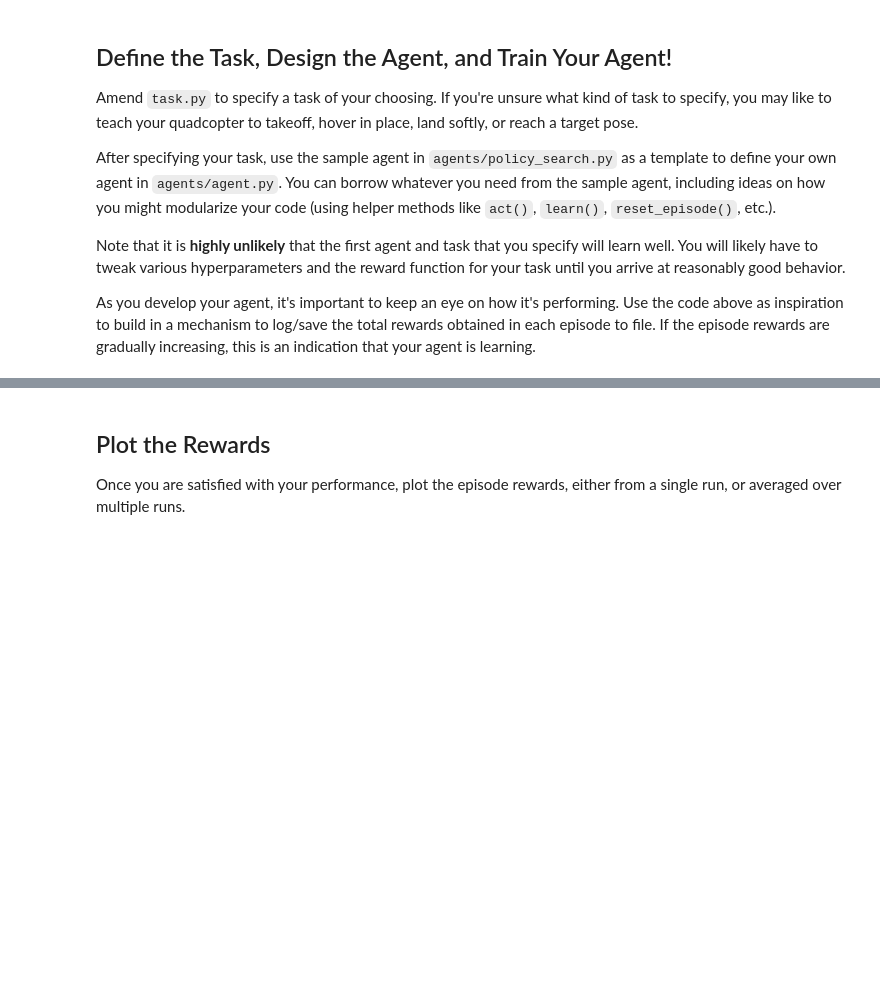
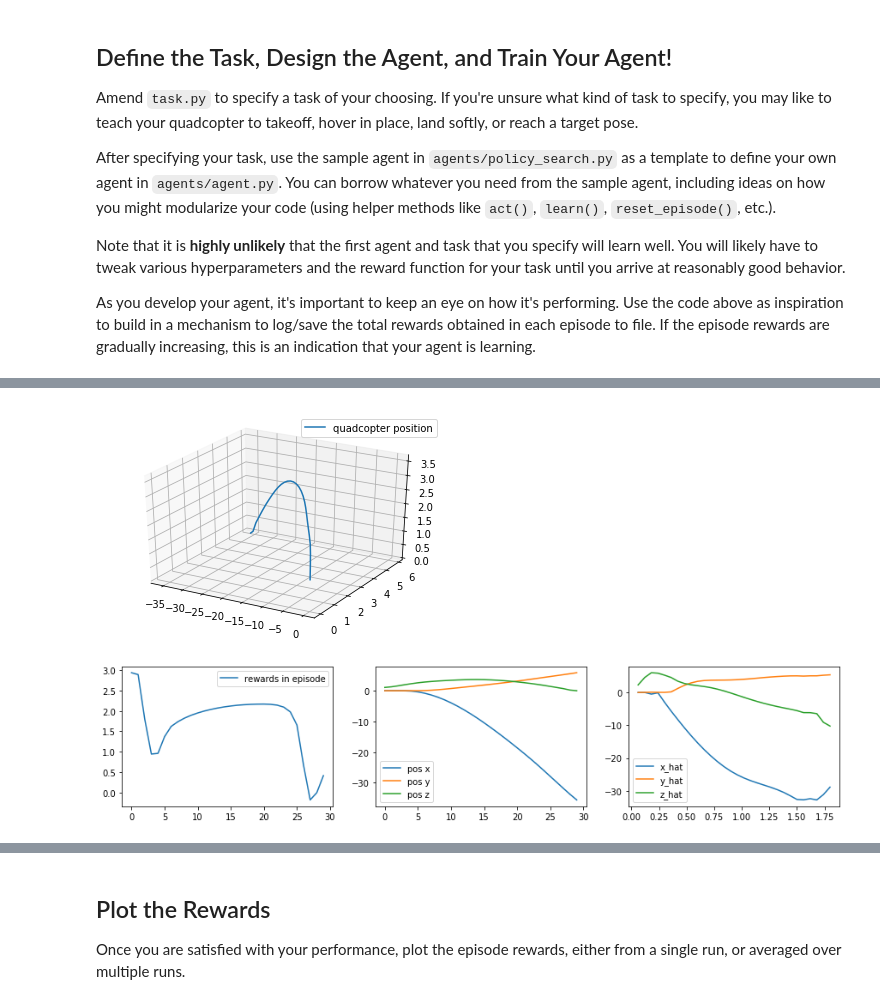
Before and after one commit to mathias-ekstroem/RL-Quadcopter-2, a Jupyter notebook: Quadcopter_Project.ipynb, the cells around one changed output, grey strips where cells are left out. Cells and saved outputs as stored; diff of their text form; code cells hidden in the pictures; blank space fills up the shorter version.

```diff
--- a/Quadcopter_Project.ipynb
+++ b/Quadcopter_Project.ipynb
@@ -134,7 +97,2 @@ _ = plt.ylim()
 # %% [markdown]
 The next code cell visualizes the velocity of the quadcopter.
-# %%
-fig = plt.figure()
-ax = fig.add_subplot(111, projection='3d')
-
-ax.plot(results['x_velocity'], results['y_velocity'], results['z_velocity'])
@@ -226,7 +181,7 @@ from agents.policy_search import PolicySearch_Agent
 from task import Task
 
 num_episodes = 1000
-target_pos = np.array([0., 0., 100.])
+target_pos = np.array([0., 0., 10.])
 task = Task(target_pos=target_pos)
 agent = PolicySearch_Agent(task)
 
@@ -256,3 +211,7 @@ After specifying your task, use the sample agent in `agents/policy_search.py` as
 Note that it is **highly unlikely** that the first agent and task that you specify will learn well.  You will likely have to tweak various hyperparameters and the reward function for your task until you arrive at reasonably good behavior.
 
 As you develop your agent, it's important to keep an eye on how it's performing. Use the code above as inspiration to build in a mechanism to log/save the total rewards obtained in each episode to file.  If the episode rewards are gradually increasing, this is an indication that your agent is learning.
+# %%
+labels = ['time', 'x', 'y', 'z', 'phi', 'theta', 'psi', 'x_velocity',
+          'y_velocity', 'z_velocity', 'phi_velocity', 'theta_velocity',
+          'psi_velocity', 'rotor_speed1', 'rotor_speed2', 'rotor_speed3', 'rotor_speed4']
@@ -258,0 +270,67 @@ As you develop your agent, it's important to keep an eye on how it's performing.
+# %%
+## TODO: Train your agent here.
+from agents.agent import DDPG
+from takeoff_task import TakeoffTask
+
+from mpl_toolkits.mplot3d import Axes3D
+import matplotlib.pyplot as plt
+import numpy as np
+
+num_episodes = 1000
+run_time = 5.
+target_pos = np.array([0., 0., 10.])
+init_pose = np.array([0.0, 0.0, 1.0, 0.0, 0.0, 0.0])
+init_velocities = np.array([0.0, 0.0, 0.0])
+init_angle_velocities = np.array([0.0, 0.0, 0.0])
+
+task = TakeoffTask(init_pose = init_pose, target_pos=target_pos, runtime=run_time)
+agent = DDPG(task)
+
+best_score = -np.inf
+
+results_list = []
+rewards_list = []
+rewards_list_sum = []
+
+for i_episode in range(1, num_episodes+1):
+    state = agent.reset_episode() # start a new episode
+    count = 0
+    total_reward = 0
+
+    results = {x : [] for x in labels}
+    rewards = []
+
+    while True:
+        action = agent.act(state) # noise is added for exploration
+        next_state, reward, done = task.step(action)
+
+        total_reward += reward
+        rewards.append(reward)
+
+        agent.step(action, reward, next_state, done)
+        state = next_state
+
+        to_write = [task.sim.time] + list(task.sim.pose) + list(task.sim.v) + list(task.sim.angular_v) + list(action)
+        for ii in range(len(labels)):
+            results[labels[ii]].append(to_write[ii])
+
+        count += 1
+        if done:
+            score = total_reward / float(count) if count else 0.0
+
+            results_list.append(results)
+            rewards_list.append(rewards)
+            rewards_list_sum.append(np.sum(rewards))
+
+            if score > best_score:
+                best_score = score
+
+            # plot every 200 episodes
+            if i_episode % 200 == 0:
+                print('\nplotting results for episode {}'.format(i_episode))
+                plot_results(results, rewards, rewards_list_sum)
+
+            print("\rEpisode = {:4d}, score = {:7.3f}, best_score = {:7.3f}".format(i_episode, score, best_score), end="")  # [debug]
+            break
+    sys.stdout.flush()
+# %% [output]
@@ -258,0 +345,2 @@ As you develop your agent, it's important to keep an eye on how it's performing.
+[figure, added]
+[figure, added]
```
Also changed, not shown: parts of 28 cells of this notebook, 5 other files.
